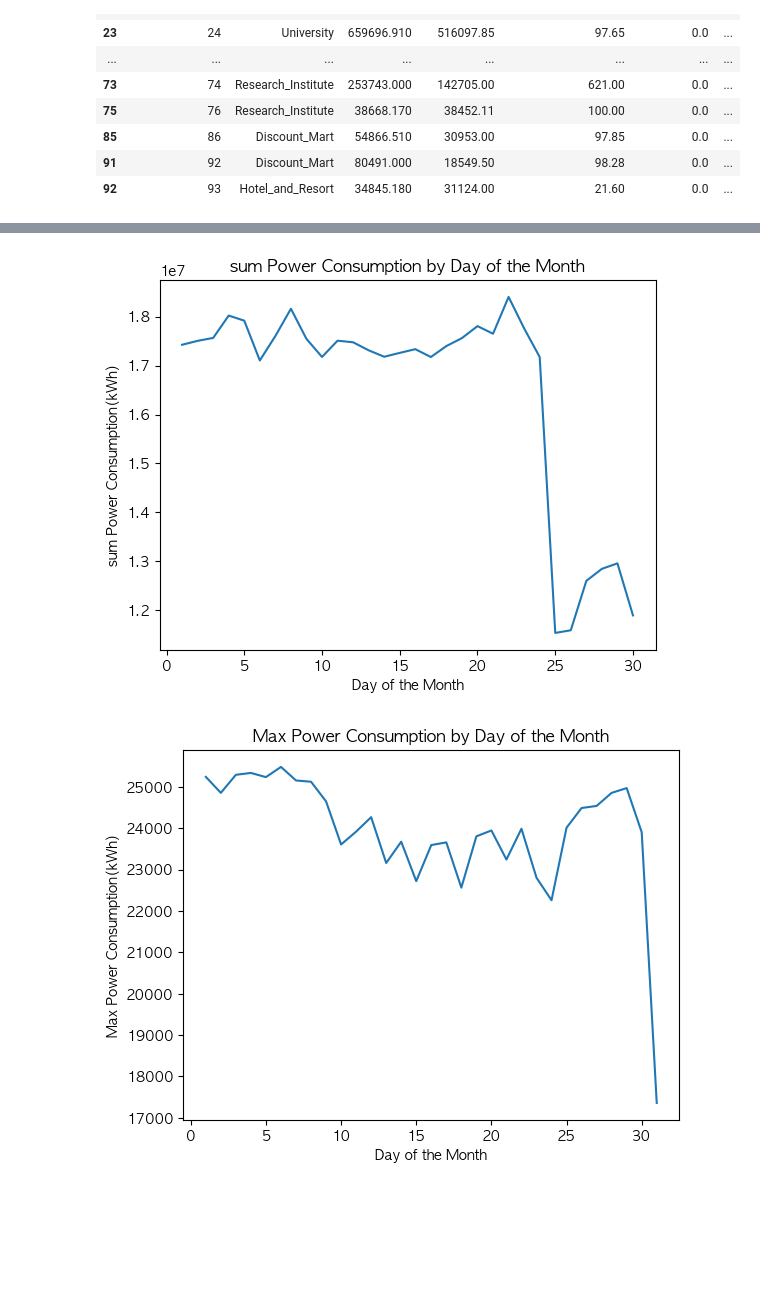
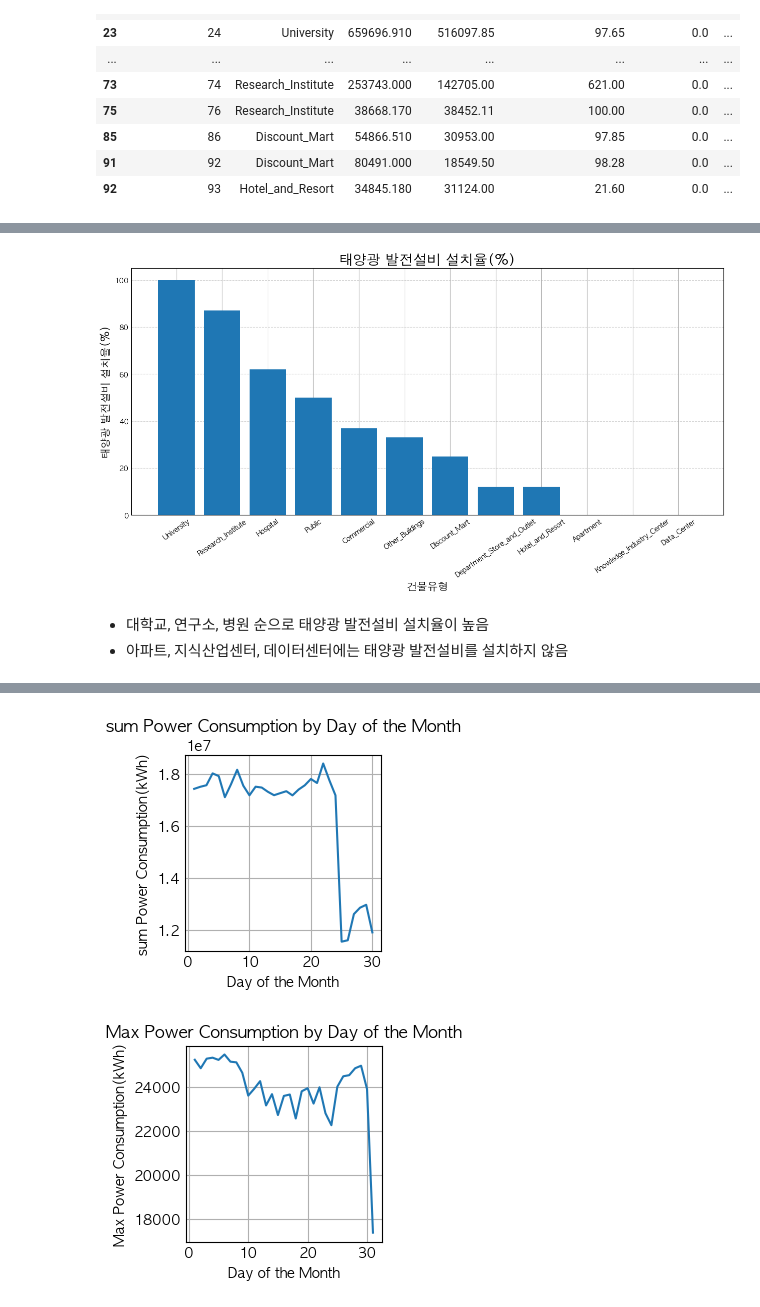
Before and after one commit to zivary/ABBA_test, a Jupyter notebook: ABBA_test-main/ABBA_test_2.ipynb, the cells around one changed output, grey strips where cells are left out. Saved outputs shown, nothing was run; the diff lists cells and outputs as text; code cells hidden in the pictures; blank space fills up the shorter version.

```diff
--- a/ABBA_test-main/ABBA_test_2.ipynb
+++ b/ABBA_test-main/ABBA_test_2.ipynb
@@ -455,0 +472,3 @@ dtype: int64
+# %%
+train_df['WCT'] = 13.12 + 0.6125*train_df['temperature'] - 11.37*(train_df['windspeed'] ** 0.16) + 0.3965*(train_df['windspeed']**0.16)*train_df['temperature']
+train_df.head()
@@ -455,0 +495,3 @@ dtype: int64
+# %%
+train_df['THI'] = 9/5*train_df['temperature'] - 0.55 * (1-train_df['humidity']/100)*(9/5*train_df['humidity']-26)+32
+train_df.head()
@@ -455,0 +518,10 @@ dtype: int64
+# %%
+holiday = ['2022-06-01', '2022-06-04', '2022-06-05', '2022-06-06', '2022-06-11', '2022-06-12', '2022-06-18',
+           '2022-06-19', '2022-06-25', '2022-06-26', '2022-07-02', '2022-07-03', '2022-07-09', '2022-07-10',
+           '2022-07-16', '2022-07-17', '2022-07-23', '2022-07-24', '2022-07-30', '2022-07-31', '2022-08-06',
+           '2022-08-07', '2022-08-13', '2022-08-14', '2022-08-15', '2022-08-20', '2022-08-21', '2022-08-27',
+           '2022-08-28']
+# %%
+train_df['holiday'] = train_df['date_time'].dt.date.astype('str').isin(holiday)
+train_df = train_df.replace({'holiday':{False: 0, True: 1}})
+train_df[train_df['holiday']==1].head()
@@ -660,6 +742,20 @@ plt.show()
+# %%
+plt.figure(figsize=(12,5))
+plt.bar(building_type_solar_rate.index, building_type_solar_rate['solar_power_facilities_rate'])
+plt.title('태양광 발전설비 설치율(%)', size = 20, weight='bold')
+plt.grid(True, axis='y', alpha=0.5, linestyle='--')
+plt.xlabel('건물유형', size = 15)
+plt.xticks(rotation=35)
+plt.ylabel('태양광 발전설비 설치율(%)', size = 15)
+plt.show()
+# %% [output]
+[figure, added]
+# %% [markdown]
+- 대학교, 연구소, 병원 순으로 태양광 발전설비 설치율이 높음
+- 아파트, 지식산업센터, 데이터센터에는 태양광 발전설비를 설치하지 않음
 # %%
 pt = pd.pivot_table(train_df, values=['power_consumption'], index=['day'], aggfunc={'power_consumption': [np.sum, max]})
-display(pt)
+# display(pt)
 
 
 plt.plot(mean_power_by_day.index[:-1],pt.power_consumption['sum'][:-1])
@@ -696,5 +773,5 @@ plt.show()
-[figure, old version]
+[figure, new version]
-[figure, old version]
+[figure, new version]
 # %%
 plt.figure(figsize=(10, 6))
 sns.histplot(train_df['power_consumption'], bins=100, kde=True)
```
Also changed, not shown: parts of 42 cells of this notebook.
